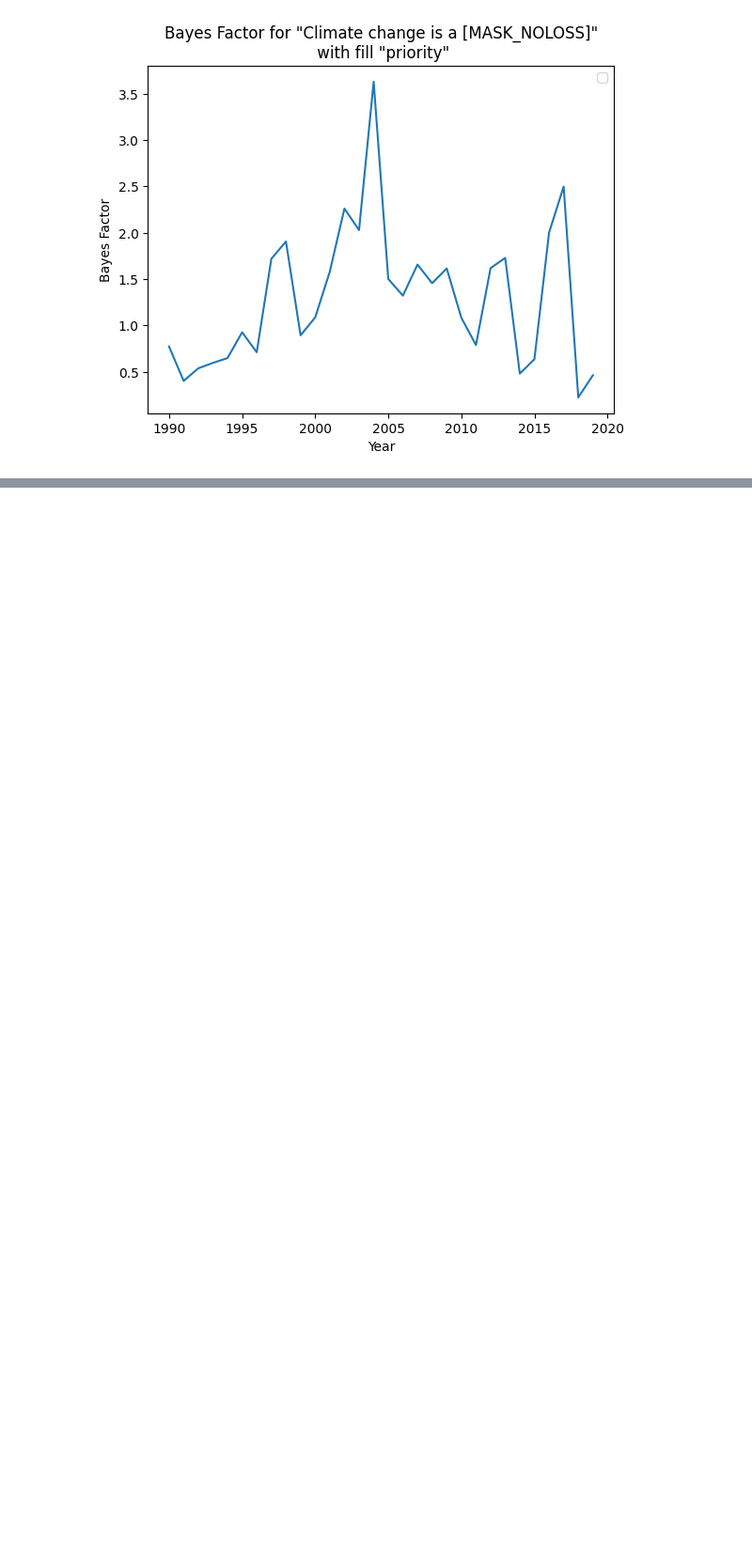
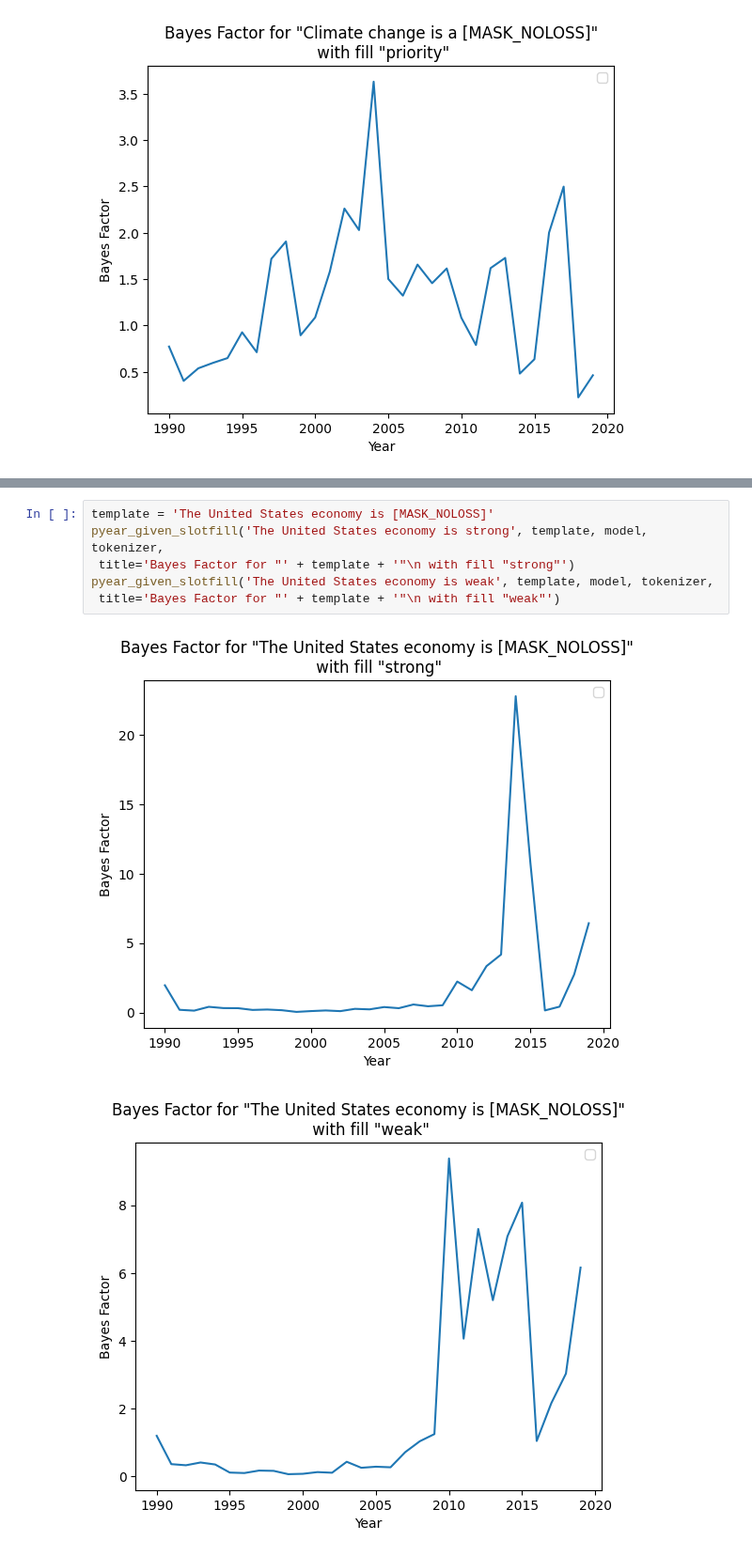
Before and after one commit to bstadt/tlm-1-release, a Jupyter notebook: eda/bayes.ipynb, the cells around one changed output, grey strips where cells are left out. Shown at 94% size. Saved outputs shown, nothing was run; the diff lists cells and outputs as text; blank space fills up the shorter version.

```diff
--- a/eda/bayes.ipynb
+++ b/eda/bayes.ipynb
@@ -75,0 +110,9 @@ pyear_given_slotfill('Climate change is a priority', template, model, tokenizer,
+# %%
+template = 'The United States economy is [MASK_NOLOSS]'
+pyear_given_slotfill('The United States economy is strong', template, model, tokenizer,
+ title='Bayes Factor for "' + template + '"\n with fill "strong"')
+pyear_given_slotfill('The United States economy is weak', template, model, tokenizer,
+ title='Bayes Factor for "' + template + '"\n with fill "weak"')
+# %% [output]
+[figure, added]
+[figure, added]
```
Also changed, not shown: parts of 6 cells of this notebook, 9 other files.
